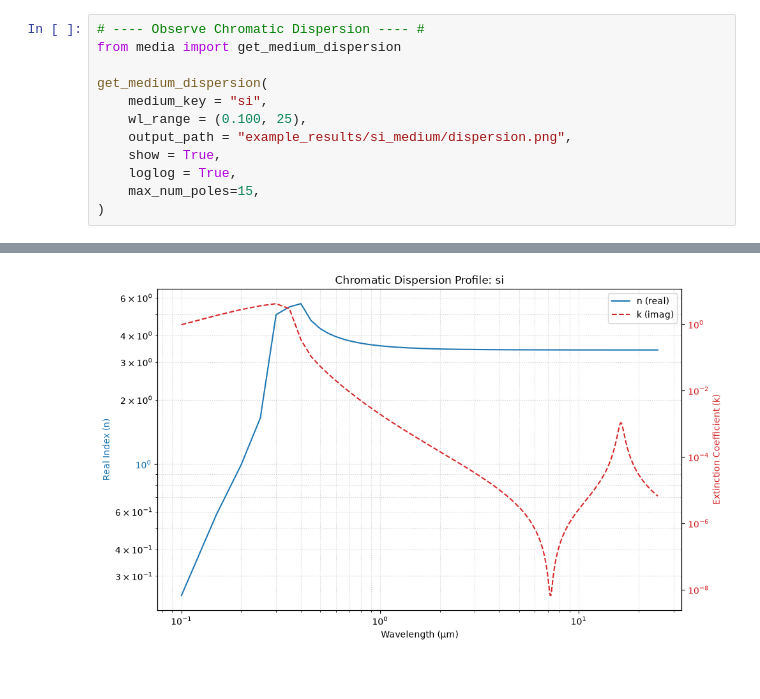
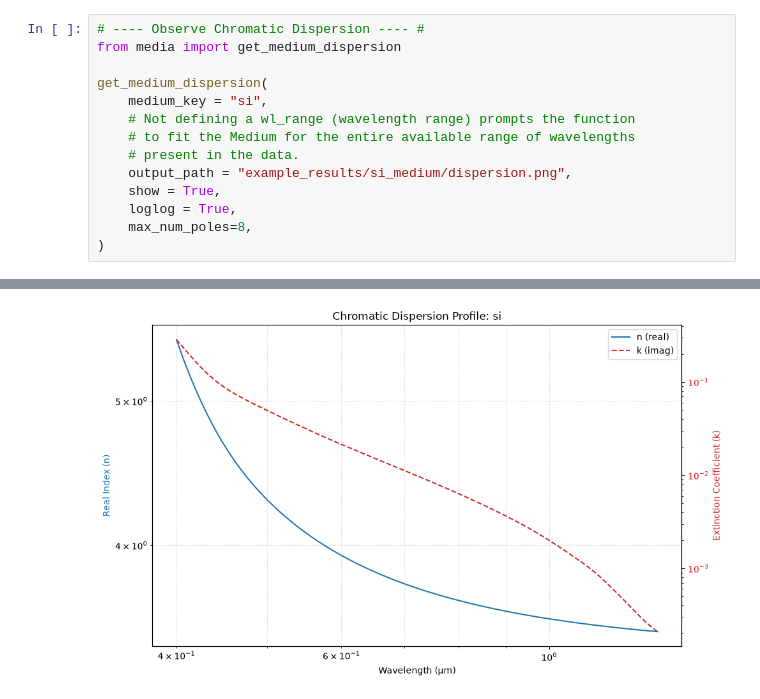
Before and after one commit to loqm/tarang, a Jupyter notebook: examples_media.ipynb, the cells around one changed output, grey strips where cells are left out. Drawn from its saved outputs; the diff is of its cells as text.

```diff
--- a/examples_media.ipynb
+++ b/examples_media.ipynb
@@ -12,10 +19,12 @@ from media import get_medium_dispersion
 
 get_medium_dispersion(
     medium_key = "si",
-    wl_range = (0.100, 25),
+    # Not defining a wl_range (wavelength range) prompts the function
+    # to fit the Medium for the entire available range of wavelengths
+    # present in the data.
     output_path = "example_results/si_medium/dispersion.png",
     show = True,
     loglog = True,
-    max_num_poles=15,
+    max_num_poles=8,
 )
 # %% [output]
@@ -28 +37 @@ get_medium_dispersion(
-[figure, old version]
+[figure, new version]
```
Also changed, not shown: parts of 10 cells of this notebook, 1 other file.
